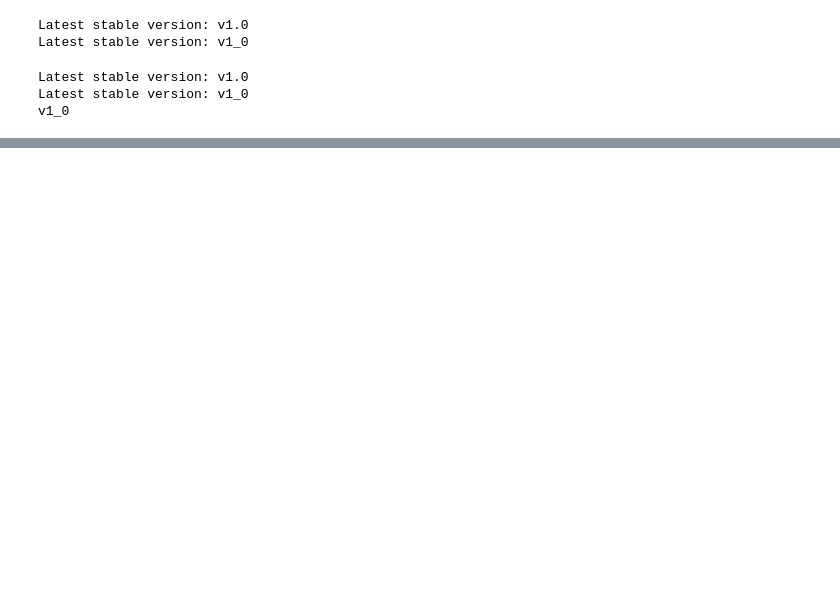
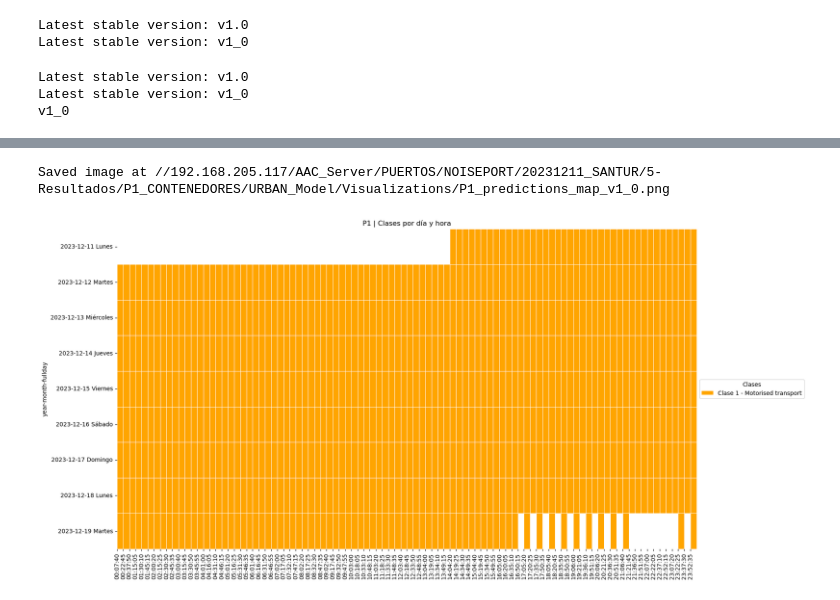
Before and after one commit to aacacustica/Audio_Processing, a Jupyter notebook: AI_Model/Visualization/predictions_map.ipynb, the cells around one changed output, grey strips where cells are left out. Cells and saved outputs as stored; diff of their text form; code cells hidden in the pictures; blank space fills up the shorter version.

Commit message:
Refactor spectrogram plotting and filtering

```diff
--- a/AI_Model/Visualization/predictions_map.ipynb
+++ b/AI_Model/Visualization/predictions_map.ipynb
@@ -298,42 +289,45 @@ df
 # %%
-# df = df.sort_values(by=["year", "month", "fullday"])
+df = df.sort_values(by=["year", "month", "fullday"])
 
-# # map class to number
-# class_to_num = {class_name: index+1 for index, class_name in enumerate(df['single_class'].unique())}
-# df['class_num'] = df['single_class'].map(class_to_num)
+# map class to number
+class_to_num = {class_name: index+1 for index, class_name in enumerate(df['single_class'].unique())}
+df['class_num'] = df['single_class'].map(class_to_num)
 
-# # inverting the dictionary to get the name of the class for the legend
-# name_class = {v: k for k, v in class_to_num.items()}
+# inverting the dictionary to get the name of the class for the legend
+name_class = {v: k for k, v in class_to_num.items()}
 
-# # mapping from classes numbers to colors
-# num_to_color = {num: COLLOR_PALLET[class_name] for class_name, num in class_to_num.items()}
-# cmap = [num_to_color[cls_num] for cls_num in name_class.keys()]
+# mapping from classes numbers to colors
+num_to_color = {num: COLLOR_PALLET[class_name] for class_name, num in class_to_num.items()}
+cmap = [num_to_color[cls_num] for cls_num in name_class.keys()]
 
-# # leggend elements colors
-# legend_elements = [Patch(facecolor=num_to_color[cls_num], label=f"Clase {cls_num} - {name_class.get(cls_num, '')}") for cls_num in name_class.keys()]
+# leggend elements colors
+legend_elements = [Patch(facecolor=num_to_color[cls_num], label=f"Clase {cls_num} - {name_class.get(cls_num, '')}") for cls_num in name_class.keys()]
 
-# day_class = pd.pivot_table(data=df, columns=df.index.time, index=["year", "month", "fullday"], values="class_num", aggfunc='mean')
+day_class = pd.pivot_table(data=df, columns=df.index.time, index=["year", "month", "fullday"], values="class_num", aggfunc='mean')
 
-# plt.figure(figsize=(18, 10))
+plt.figure(figsize=(18, 10))
 
-# if day_class.isna().all().all() or day_class.empty:
-#     print("No valid data. Skipping...")
+if day_class.isna().all().all() or day_class.empty:
+    print("No valid data. Skipping...")
 
-# else:
-#     ax = sns.heatmap(day_class, annot=False, cmap=cmap, linewidth=0.5, cbar=False)
+else:
+    ax = sns.heatmap(day_class, annot=False, cmap=cmap, linewidth=0.5, cbar=False)
 
-#     ax.set_xticks(range(len(day_class.columns)))
-#     ax.set_xticklabels([t.strftime('%H:%M:%S') for t in day_class.columns], rotation=90)
+    ax.set_xticks(range(len(day_class.columns)))
+    ax.set_xticklabels([t.strftime('%H:%M:%S') for t in day_class.columns], rotation=90)
 
-#     yticklabels = [f"{idx[0]}-{idx[1]}-{idx[2]}" for idx in day_class.index]
-#     ax.set_yticklabels(yticklabels, rotation=0)
+    yticklabels = [f"{idx[0]}-{idx[1]}-{idx[2]}" for idx in day_class.index]
+    ax.set_yticklabels(yticklabels, rotation=0)
 
-#     plt.legend(handles=legend_elements, title="Clases", loc='center left', bbox_to_anchor=(1, 0.5))
-#     plt.title(f"{title} | Clases por día y hora")
-#     plt.plot()
+    plt.legend(handles=legend_elements, title="Clases", loc='center left', bbox_to_anchor=(1, 0.5))
+    plt.title(f"{title} | Clases por día y hora")
+    plt.plot()
 
-#     plt.savefig(f"{visualization_dir}/{title}_predictions_map_{stable_version}.png", bbox_inches='tight')
-#     print(f"Saved image at {visualization_dir}/{title}_predictions_map_{stable_version}.png")
+    plt.savefig(f"{visualization_dir}/{title}_predictions_map_{stable_version}.png", bbox_inches='tight')
+    print(f"Saved image at {visualization_dir}/{title}_predictions_map_{stable_version}.png")
 
-# plt.show()
+plt.show()
+# %% [output]
+Saved image at //192.168.205.117/AAC_Server/PUERTOS/NOISEPORT/20231211_SANTUR/5-Resultados/P1_CONTENEDORES/URBAN_Model/Visualizations/P1_predictions_map_v1_0.png
+[figure, added]
 # %%
```
Also changed, not shown: parts of 11 cells of this notebook, 1 other file.
